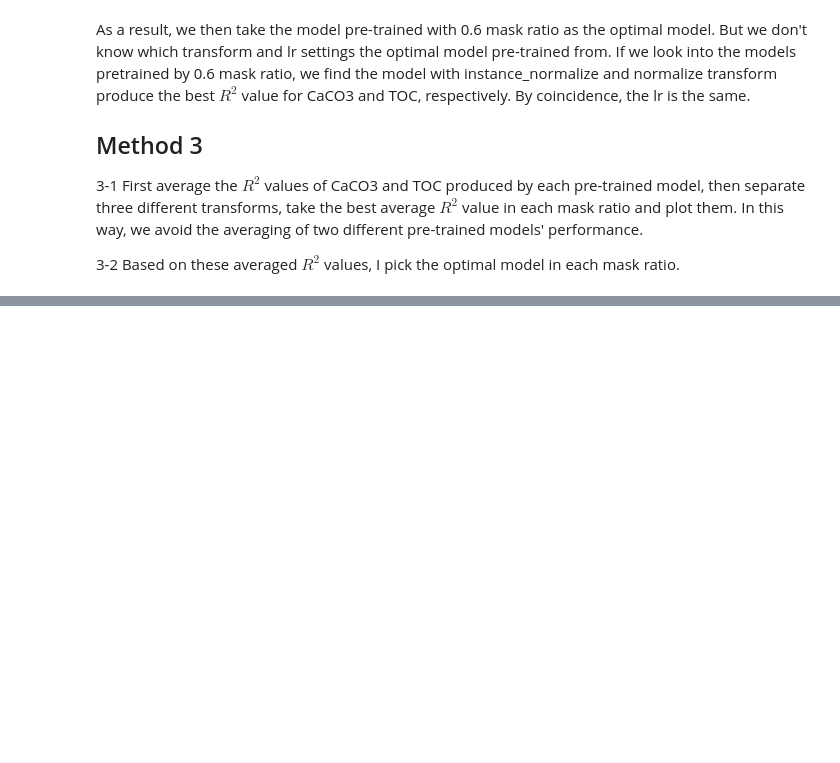
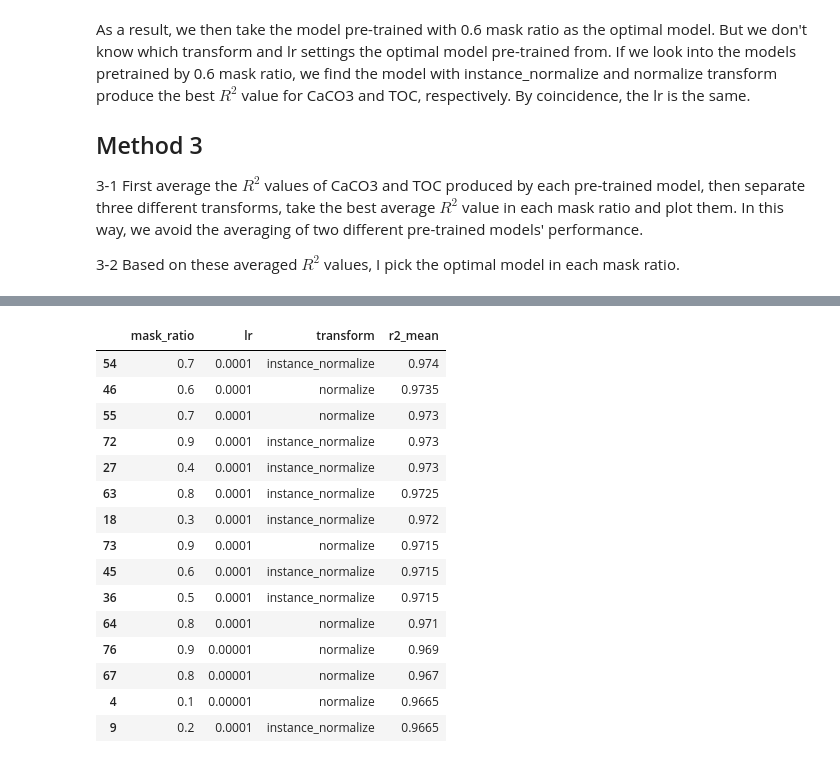
Before and after one commit to dispink/xpt, a Jupyter notebook: notebooks/finetune_05.ipynb, the cells around one changed output, grey strips where cells are left out. Cells and saved outputs as stored; diff of their text form; code cells hidden in the pictures; blank space fills up the shorter version.

```diff
--- a/notebooks/finetune_05.ipynb
+++ b/notebooks/finetune_05.ipynb
@@ -212,4 +212,23 @@ r2_mean_df
 81 rows × 4 columns
+# %%
+r2_mean_df.sort_values("r2_mean", ascending=False)[:15]
+# %% [output]
+|  | mask_ratio | lr | transform | r2_mean |
+| 54 | 0.7 | 0.0001 | instance_normalize | 0.974 |
+| 46 | 0.6 | 0.0001 | normalize | 0.9735 |
+| 55 | 0.7 | 0.0001 | normalize | 0.973 |
+| 72 | 0.9 | 0.0001 | instance_normalize | 0.973 |
+| 27 | 0.4 | 0.0001 | instance_normalize | 0.973 |
+| 63 | 0.8 | 0.0001 | instance_normalize | 0.9725 |
+| 18 | 0.3 | 0.0001 | instance_normalize | 0.972 |
+| 73 | 0.9 | 0.0001 | normalize | 0.9715 |
+| 45 | 0.6 | 0.0001 | instance_normalize | 0.9715 |
+| 36 | 0.5 | 0.0001 | instance_normalize | 0.9715 |
+| 64 | 0.8 | 0.0001 | normalize | 0.971 |
+| 76 | 0.9 | 0.00001 | normalize | 0.969 |
+| 67 | 0.8 | 0.00001 | normalize | 0.967 |
+| 4 | 0.1 | 0.00001 | normalize | 0.9665 |
+| 9 | 0.2 | 0.0001 | instance_normalize | 0.9665 |
 # %%
 # 3-1 plot
 # This one ignores lr
```
Also changed, not shown: parts of 5 cells of this notebook.
